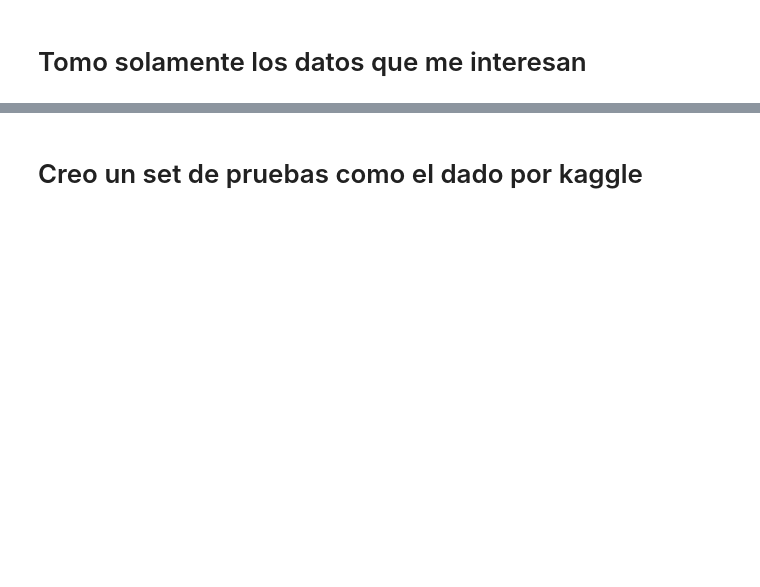
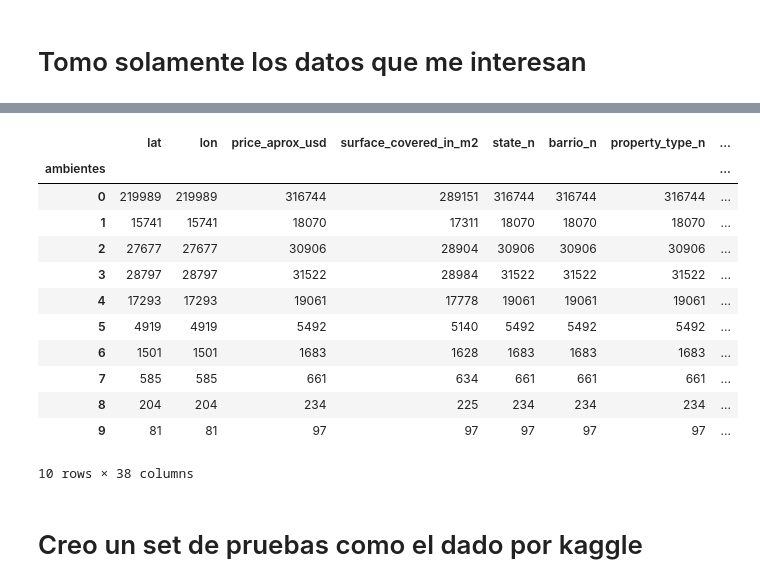
Before and after one commit to lucaslavandeira/7506-ml, a Jupyter notebook: creacion_dataset.ipynb, the cells around one changed output, grey strips where cells are left out. Saved outputs shown, nothing was run; the diff lists cells and outputs as text; code cells hidden in the pictures; blank space fills up the shorter version.

```diff
--- a/creacion_dataset.ipynb
+++ b/creacion_dataset.ipynb
@@ -83,10 +75,14 @@ df['garage'] = df.apply((lambda x: extra(x, ['garage', 'cochera'])), axis=1)
 # %% [markdown]
 # Tomo solamente los datos que me interesan
-# %%
-df = df.loc[:, ['lat', 'lon', 'price_aprox_usd', 'rooms', 'surface_covered_in_m2', 'state_n', 'barrio_n', 'property_type_n'
-               , 'pileta', 'jardin', 'garage']]
 # %%
 df = df.dropna(subset=['price_aprox_usd'], how='any')
+# %%
+df = df.loc[df['price_aprox_usd']>=5000.0, :]
+# %%
+#df = df.loc[:, ['lat', 'lon', 'price_aprox_usd', 'rooms', 'surface_covered_in_m2', 'state_n', 'barrio_n', 'property_type_n',
+#                'title']]
+df = df.loc[:, ['lat', 'lon', 'price_aprox_usd', 'surface_covered_in_m2', 'state_n', 'barrio_n', 'property_type_n',
+                'title']]
 # %%
 df.shape
 # %% [output]
@@ -93,0 +146,31 @@ df.shape
+# %%
+def ambientes(row):
+    if pd.isnull(row['title']):
+        return 0
+    if not ('amb' in row['title']):
+        return 0
+
+    valor = row['title'][row['title'].index('amb') - 2]
+
+    if(valor.isdigit()):
+        return int(valor)
+
+    return row['ambientes']
+
+df['ambientes'] = df.apply(ambientes, axis=1)
+# %%
+df.groupby('ambientes').count()
+# %% [output]
+|  | lat | lon | price_aprox_usd | surface_covered_in_m2 | state_n | barrio_n | property_type_n | ... |
+| ambientes |  |  |  |  |  |  |  | ... |
+| 0 | 219989 | 219989 | 316744 | 289151 | 316744 | 316744 | 316744 | ... |
+| 1 | 15741 | 15741 | 18070 | 17311 | 18070 | 18070 | 18070 | ... |
+| 2 | 27677 | 27677 | 30906 | 28904 | 30906 | 30906 | 30906 | ... |
+| 3 | 28797 | 28797 | 31522 | 28984 | 31522 | 31522 | 31522 | ... |
+| 4 | 17293 | 17293 | 19061 | 17778 | 19061 | 19061 | 19061 | ... |
+| 5 | 4919 | 4919 | 5492 | 5140 | 5492 | 5492 | 5492 | ... |
+| 6 | 1501 | 1501 | 1683 | 1628 | 1683 | 1683 | 1683 | ... |
+| 7 | 585 | 585 | 661 | 634 | 661 | 661 | 661 | ... |
+| 8 | 204 | 204 | 234 | 225 | 234 | 234 | 234 | ... |
+| 9 | 81 | 81 | 97 | 97 | 97 | 97 | 97 | ... |
+10 rows × 38 columns
```
Also changed, not shown: parts of 30 cells of this notebook.
